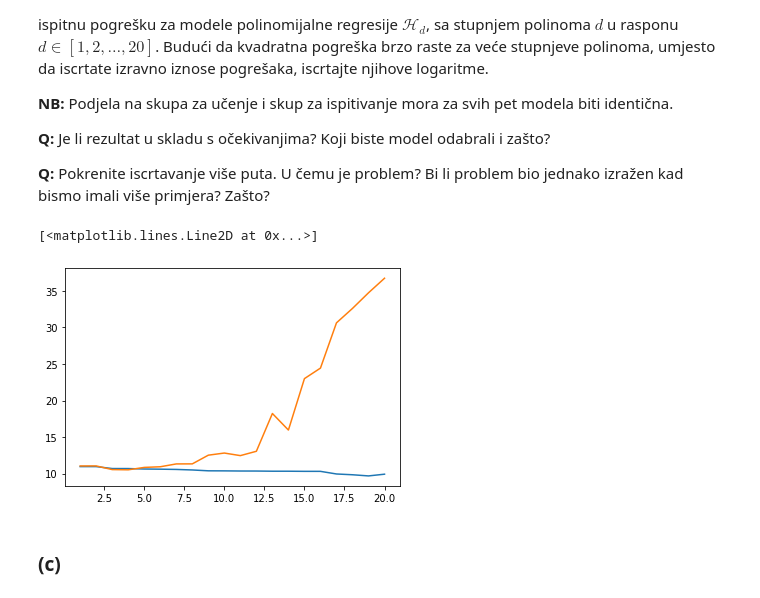
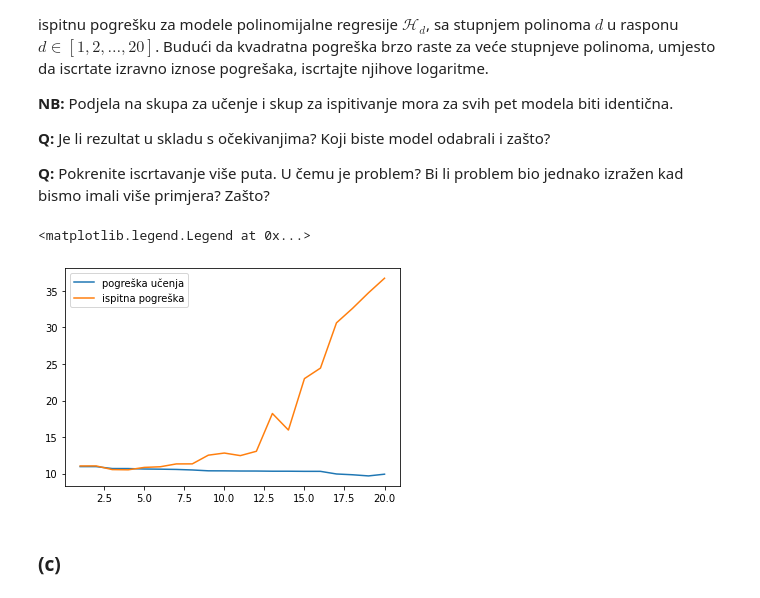
Before and after one commit to tomislavbjelcic/fer-tomislav, a Jupyter notebook: semestar_7/strojno/lab/SU1-2021-03-04-Regresija.ipynb, the cells around one changed output. Saved outputs shown, nothing was run; the diff lists cells and outputs as text; code cells hidden in the pictures.

```diff
--- a/semestar_7/strojno/lab/SU1-2021-03-04-Regresija.ipynb
+++ b/semestar_7/strojno/lab/SU1-2021-03-04-Regresija.ipynb
@@ -237,7 +238,8 @@ for d, color in zip(d_list, colors):
     print("Srednja kvadratna pogreška učenja za stupanj polinoma {}: {}".format(d, mse))
 
     y_h = h(x_h, poly_reg)
-    plt.plot(x1_h_flattened, y_h, c=color)
+    plt.plot(x1_h_flattened, y_h, c=color, label="d = {}".format(d))
+plt.legend(loc="best")
 # %% [output]
 Srednja kvadratna pogreška učenja za stupanj polinoma 1: 52723.31745784918
 Srednja kvadratna pogreška učenja za stupanj polinoma 3: 39365.793417914596
@@ -258,30 +261,31 @@ Razdvojite skup primjera iz zadatka 2 pomoću funkcije [`model_selection.train_t
 # %%
 from sklearn.model_selection import train_test_split
 # Vaš kôd ovdje
 d_list = [d for d in range(1,21)]
 data_train, data_test = train_test_split(D_unlabeled, train_size=0.5)
 y_true_train = make_labels(data_train, f, noise=stddev)
 y_true_test = make_labels(data_test, f, noise=stddev)
 log_train_errors, log_test_errors = [], []
 for d in d_list:
     poly_feat = PolynomialFeatures(degree=d, include_bias=False)
     X_poly_train = poly_feat.fit_transform(data_train)
     X_poly_test = poly_feat.fit_transform(data_test)
     poly_reg = LinearRegression()
     poly_reg.fit(X_poly_train, y_true_train)
 
     y_pred_train = poly_reg.predict(X_poly_train)
     y_pred_test = poly_reg.predict(X_poly_test)
     mse_train = mean_squared_error(y_true_train, y_pred_train)
     mse_test = mean_squared_error(y_true_test, y_pred_test)
     log_train_errors.append(np.log(mse_train))
     log_test_errors.append(np.log(mse_test))
 
-plt.plot(d_list, log_train_errors)
-plt.plot(d_list, log_test_errors)
+plt.plot(d_list, log_train_errors, label="pogreška učenja")
+plt.plot(d_list, log_test_errors, label="ispitna pogreška")
+plt.legend(loc="best")
 # %% [output]
-[<matplotlib.lines.Line2D at 0x...>]
+<matplotlib.legend.Legend at 0x...>
-[figure, old version]
+[figure, new version]
 # %% [markdown]
 ### (c)
 # %% [markdown]
```
Also changed, not shown: parts of 4 cells of this notebook.
